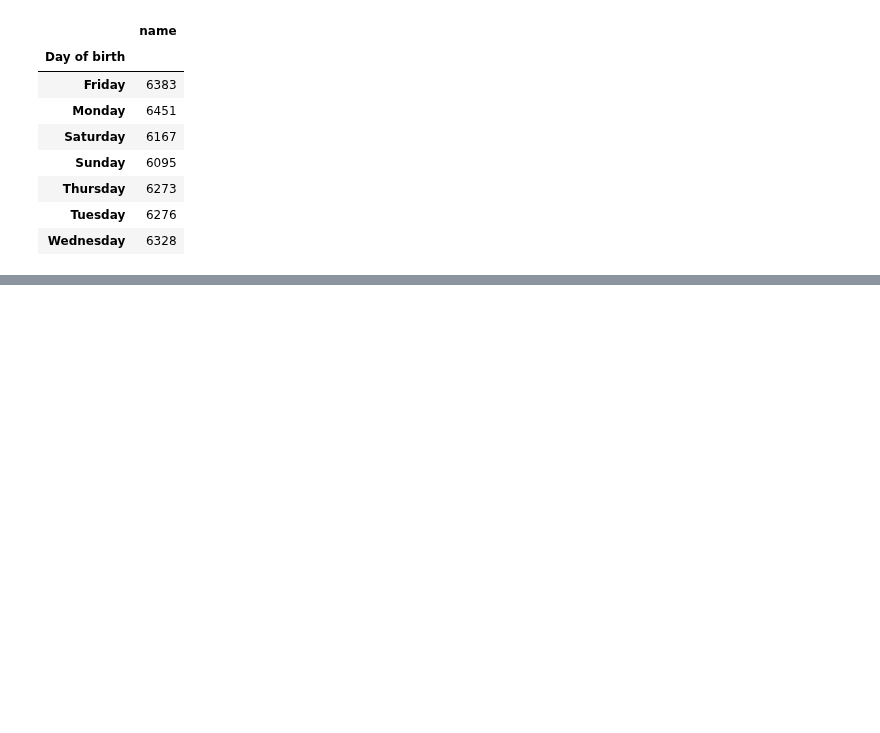
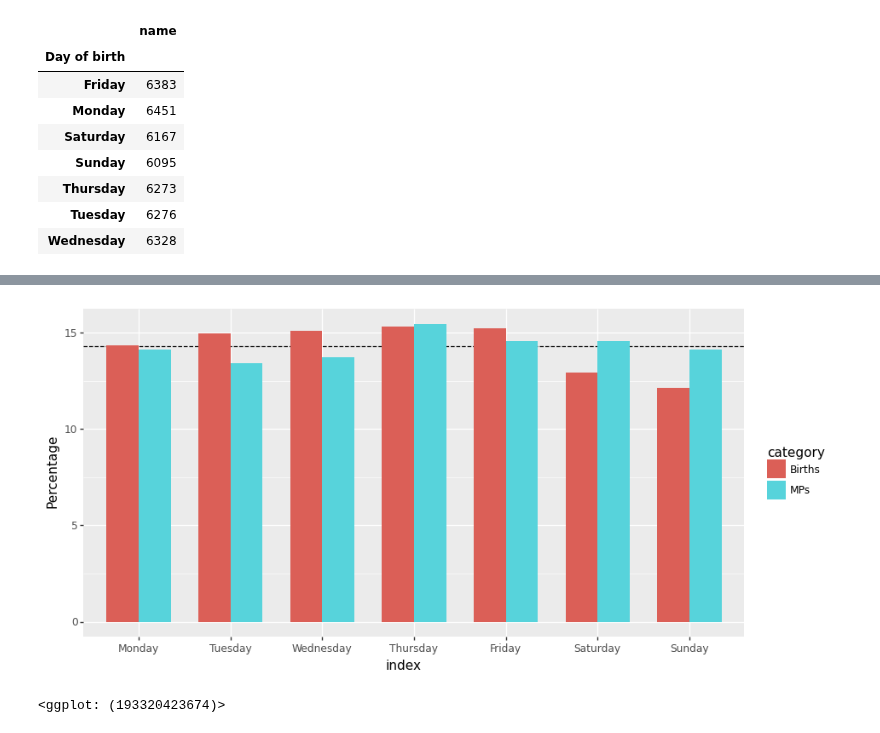
Before and after one commit to OjasSB/DS105, a Jupyter notebook: notebooks/Day of week.ipynb, the cells around one changed output, grey strips where cells are left out. Cells and saved outputs as stored; diff of their text form; code cells hidden in the pictures; blank space fills up the shorter version.

```diff
--- a/notebooks/Day of week.ipynb
+++ b/notebooks/Day of week.ipynb
@@ -55,0 +117,15 @@ ggplot(daily, aes(x=daily.index, y='percentage', group=1))\
+# %%
+# Double bar plot
+
+# Prepare data
+df_for_double_plot=pd.concat([uk_daily[['Percentage']], uk_daily[['Births']].rename(columns={'Births':'Percentage'})], axis=0).reset_index()
+df_for_double_plot['category']=['MPs' if x<7 else 'Births' for x in range(14)]
+
+# Plot
+ggplot(df_for_double_plot, aes(x='index', y='Percentage', fill='category'))\
++ geom_hline(yintercept=14.28, linetype='dashed', color='black')\
++ geom_bar(stat='identity', position='dodge', width=0.7)\
++ theme(figure_size=(10,5))
+# %% [output]
+[figure, added]
+<ggplot: (193320423674)>
```
Also changed, not shown: parts of 6 cells of this notebook, 8 other files.
